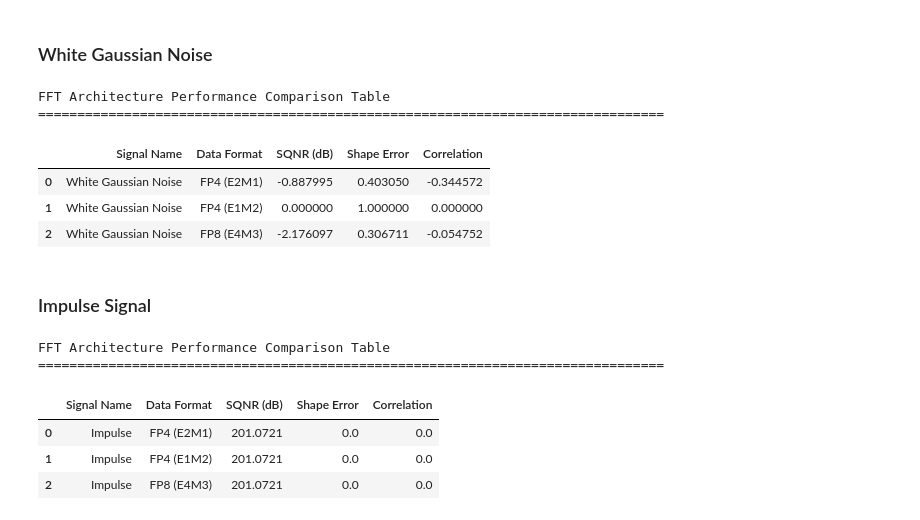
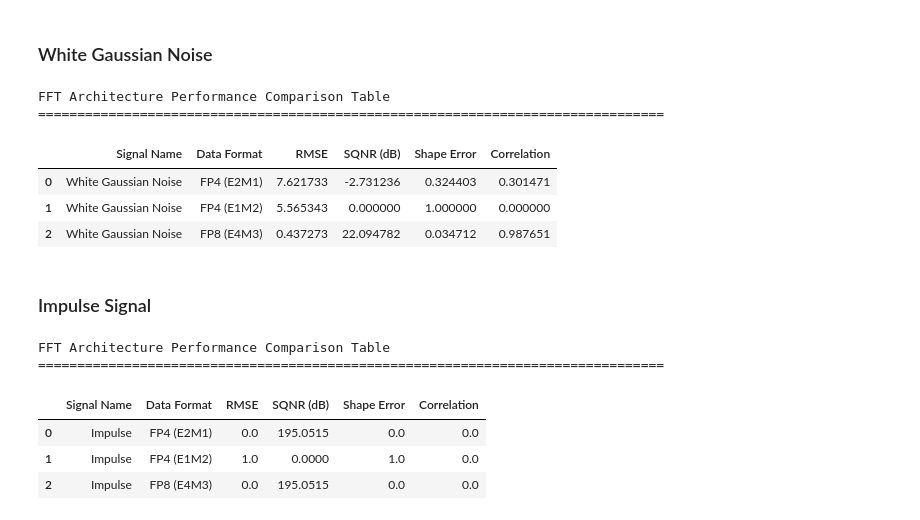
Before and after one commit to RohanCoderiiitb/FFT-Processor, a Jupyter notebook: FFT_Processor_Evaluation_Assistant.ipynb, the cells around one changed output. Saved outputs shown, nothing was run; the diff lists cells and outputs as text; code cells hidden in the pictures.

```diff
--- a/FFT_Processor_Evaluation_Assistant.ipynb
+++ b/FFT_Processor_Evaluation_Assistant.ipynb
@@ -65,3 +108,25 @@ def fft_radix2_hw_accurate(x, quant_func):
+# %%
+def run_architecture_test(x_input, arch_tuple):
+    N = len(x_input)
+    stages = int(np.log2(N))
+
+    indices = [int('{:0{width}b}'.format(i, width=stages)[::-1], 2) for i in range(N)]
+    x = np.array([x_input[i] for i in indices], dtype=complex)
+
+    for stage in range(stages):
+        stride = 2**stage
+        for g in range(0, N, stride * 2):
+            for b in range(stride):
+                W_q = get_hardware_twiddle(b, stride * 2, arch_tuple)
+
+                idx_a, idx_b = g + b, g + b + stride
+                x[idx_a], x[idx_b] = hardware_butterfly(x[idx_a], x[idx_b], W_q, arch_tuple)
+
+    return x
+
+E2M1 = (2, 1, 1)
+E1M2 = (1, 2, 0)
+FP8  = (4, 3, 7)
 # %% [markdown]
 ## Testing using the following signals:
 1. Single tone sinusoid
@@ -78,6 +143,11 @@ def compute_sqnr(ref, quant):
   signal_power = np.sum(np.abs(ref)**2)
   noise_power = np.sum(np.abs(ref - quant)**2)
   return 10*np.log10(signal_power/(noise_power + 1e-18))
+
+def compute_root_mean_square_error(ref, quant):
+  error = ref - quant
+  mse = np.mean(np.abs(error)**2)
+  return np.sqrt(mse)
 
 def compute_mean_shape_error(ref, quant):
   mag_ref = np.abs(ref)
@@ -246,43 +325,46 @@ x = (x / np.max(np.abs(x))) * 2.0
 
 X_fft_ref = np.fft.fft(x)
 
-X_fp4_e2m1 = fft_radix2_hw_accurate(x, quant_e2m1)
-X_fp4_e1m2 = fft_radix2_hw_accurate(x, quant_e1m2)
-X_fp8_e4m3 = fft_radix2_hw_accurate(x, quant_fp8)
+X_fp4_e2m1 = run_architecture_test(x, E2M1)
+X_fp4_e1m2 = run_architecture_test(x, E1M2)
+X_fp8_e4m3 = run_architecture_test(x, FP8)
 # %%
 import pandas as pd
 
 data = [
     {"Signal Name": "White Gaussian Noise", "Data Format": "FP4 (E2M1)",
+     "RMSE": compute_root_mean_square_error(X_fft_ref, X_fp4_e2m1),
      "SQNR (dB)": compute_sqnr(X_fft_ref, X_fp4_e2m1),
      "Shape Error": compute_mean_shape_error(X_fft_ref, X_fp4_e2m1),
      "Correlation": compute_spectral_correlation_coefficient(X_fft_ref, X_fp4_e2m1)},
 
     {"Signal Name": "White Gaussian Noise", "Data Format": "FP4 (E1M2)",
+     "RMSE": compute_root_mean_square_error(X_fft_ref, X_fp4_e1m2),
      "SQNR (dB)": compute_sqnr(X_fft_ref, X_fp4_e1m2),
      "Shape Error": compute_mean_shape_error(X_fft_ref, X_fp4_e1m2),
      "Correlation": compute_spectral_correlation_coefficient(X_fft_ref, X_fp4_e1m2)},
 
     {"Signal Name": "White Gaussian Noise", "Data Format": "FP8 (E4M3)",
+     "RMSE": compute_root_mean_square_error(X_fft_ref, X_fp8_e4m3),
      "SQNR (dB)": compute_sqnr(X_fft_ref, X_fp8_e4m3),
      "Shape Error": compute_mean_shape_error(X_fft_ref, X_fp8_e4m3),
      "Correlation": compute_spectral_correlation_coefficient(X_fft_ref, X_fp8_e4m3)},
 ]
 
 results_table = pd.DataFrame(data)
 
-results_table = results_table[["Signal Name", "Data Format", "SQNR (dB)", "Shape Error", "Correlation"]]
+results_table = results_table[["Signal Name", "Data Format", "RMSE", "SQNR (dB)", "Shape Error", "Correlation"]]
 
 print("FFT Architecture Performance Comparison Table")
 print("="*80)
 display(results_table)
 # %% [output]
 FFT Architecture Performance Comparison Table
 ================================================================================
-|  | Signal Name | Data Format | SQNR (dB) | Shape Error | Correlation |
-| 0 | White Gaussian Noise | FP4 (E2M1) | -0.887995 | 0.403050 | -0.344572 |
-| 1 | White Gaussian Noise | FP4 (E1M2) | 0.000000 | 1.000000 | 0.000000 |
-| 2 | White Gaussian Noise | FP8 (E4M3) | -2.176097 | 0.306711 | -0.054752 |
+|  | Signal Name | Data Format | RMSE | SQNR (dB) | Shape Error | Correlation |
+| 0 | White Gaussian Noise | FP4 (E2M1) | 7.621733 | -2.731236 | 0.324403 | 0.301471 |
+| 1 | White Gaussian Noise | FP4 (E1M2) | 5.565343 | 0.000000 | 1.000000 | 0.000000 |
+| 2 | White Gaussian Noise | FP8 (E4M3) | 0.437273 | 22.094782 | 0.034712 | 0.987651 |
 # %% [markdown]
 ### Impulse Signal
 # %%
@@ -299,16 +381,19 @@ import pandas as pd
 
 data = [
     {"Signal Name": "Impulse", "Data Format": "FP4 (E2M1)",
+     "RMSE": compute_root_mean_square_error(X_fft_ref, X_fp4_e2m1),
      "SQNR (dB)": compute_sqnr(X_fft_ref, X_fp4_e2m1),
      "Shape Error": compute_mean_shape_error(X_fft_ref, X_fp4_e2m1),
      "Correlation": compute_spectral_correlation_coefficient(X_fft_ref, X_fp4_e2m1)},
 
     {"Signal Name": "Impulse", "Data Format": "FP4 (E1M2)",
+     "RMSE": compute_root_mean_square_error(X_fft_ref, X_fp4_e1m2),
      "SQNR (dB)": compute_sqnr(X_fft_ref, X_fp4_e1m2),
      "Shape Error": compute_mean_shape_error(X_fft_ref, X_fp4_e1m2),
      "Correlation": compute_spectral_correlation_coefficient(X_fft_ref, X_fp4_e1m2)},
 
     {"Signal Name": "Impulse", "Data Format": "FP8 (E4M3)",
+     "RMSE": compute_root_mean_square_error(X_fft_ref, X_fp8_e4m3),
      "SQNR (dB)": compute_sqnr(X_fft_ref, X_fp8_e4m3),
      "Shape Error": compute_mean_shape_error(X_fft_ref, X_fp8_e4m3),
      "Correlation": compute_spectral_correlation_coefficient(X_fft_ref, X_fp8_e4m3)},
@@ -316,7 +401,7 @@ data = [
 
 results_table = pd.DataFrame(data)
 
-results_table = results_table[["Signal Name", "Data Format", "SQNR (dB)", "Shape Error", "Correlation"]]
+results_table = results_table[["Signal Name", "Data Format", "RMSE", "SQNR (dB)", "Shape Error", "Correlation"]]
 
 print("FFT Architecture Performance Comparison Table")
 print("="*80)
@@ -324,7 +409,7 @@ display(results_table)
 # %% [output]
 FFT Architecture Performance Comparison Table
 ================================================================================
-|  | Signal Name | Data Format | SQNR (dB) | Shape Error | Correlation |
-| 0 | Impulse | FP4 (E2M1) | 201.0721 | 0.0 | 0.0 |
-| 1 | Impulse | FP4 (E1M2) | 201.0721 | 0.0 | 0.0 |
-| 2 | Impulse | FP8 (E4M3) | 201.0721 | 0.0 | 0.0 |
+|  | Signal Name | Data Format | RMSE | SQNR (dB) | Shape Error | Correlation |
+| 0 | Impulse | FP4 (E2M1) | 0.0 | 195.0515 | 0.0 | 0.0 |
+| 1 | Impulse | FP4 (E1M2) | 1.0 | 0.0000 | 1.0 | 0.0 |
+| 2 | Impulse | FP8 (E4M3) | 0.0 | 195.0515 | 0.0 | 0.0 |
```
Also changed, not shown: parts of 48 cells of this notebook.
